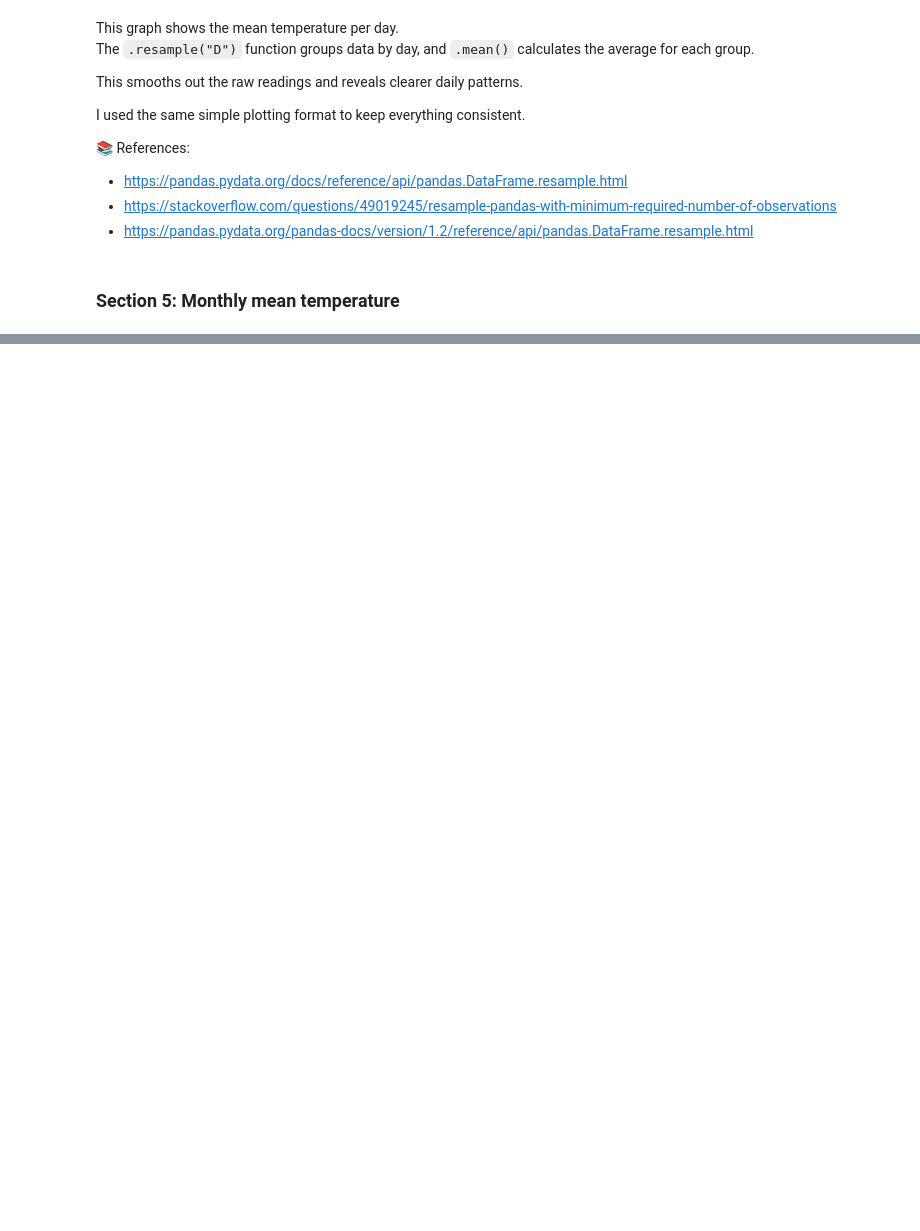
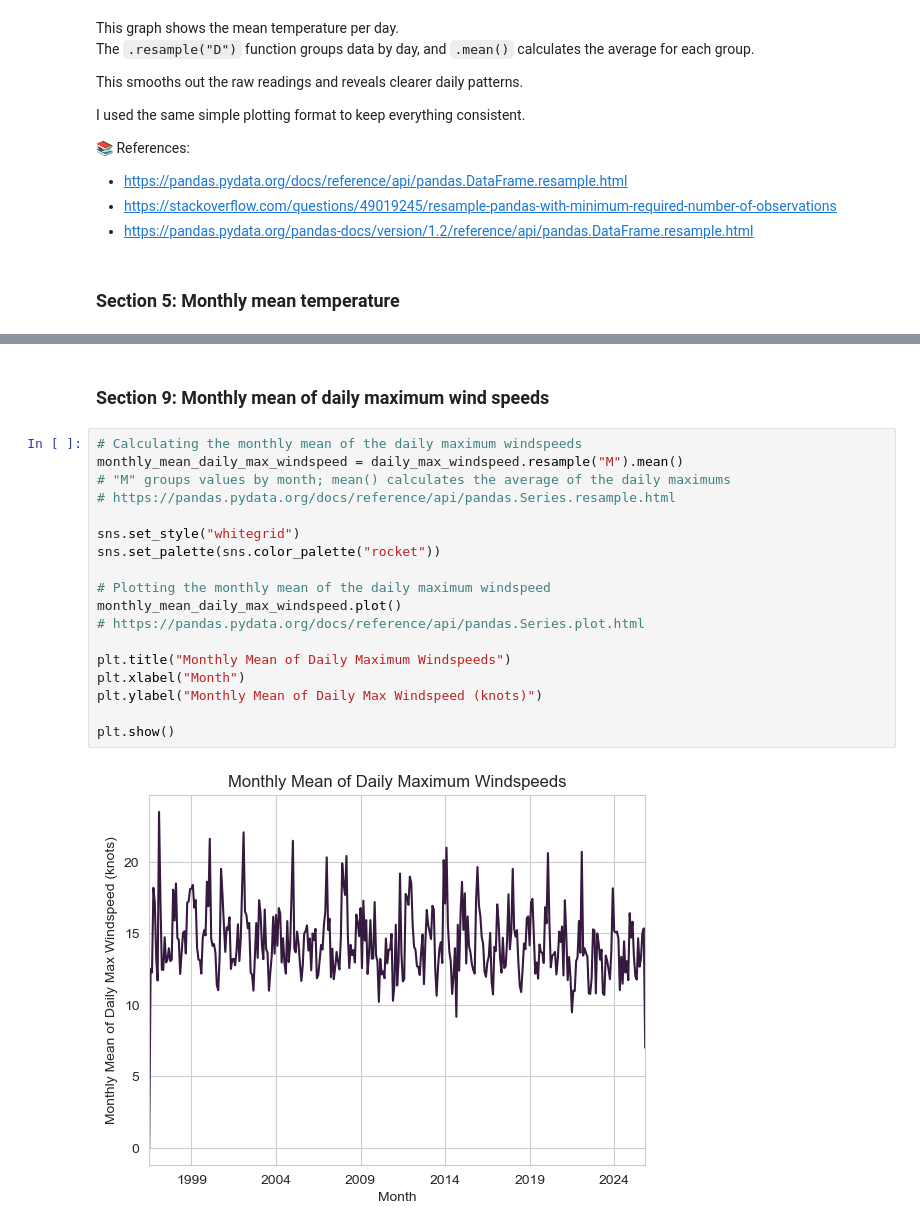
Before and after one commit to tihana-gray/programming-for-data-analytics, a Jupyter notebook: assignments/assignment06-weather.ipynb, the cells around one changed output, grey strips where cells are left out. Cells and saved outputs as stored; diff of their text form; blank space fills up the shorter version.

```diff
--- a/assignments/assignment06-weather.ipynb
+++ b/assignments/assignment06-weather.ipynb
@@ -179,0 +295,22 @@ The "M" frequency in .resample("M") groups the data by each calendar month.
+# %% [markdown]
+### Section 9: Monthly mean of daily maximum wind speeds
+# %%
+# Calculating the monthly mean of the daily maximum windspeeds
+monthly_mean_daily_max_windspeed = daily_max_windspeed.resample("M").mean()
+# "M" groups values by month; mean() calculates the average of the daily maximums
+# https://pandas.pydata.org/docs/reference/api/pandas.Series.resample.html
+
+sns.set_style("whitegrid")
+sns.set_palette(sns.color_palette("rocket"))
+
+# Plotting the monthly mean of the daily maximum windspeed
+monthly_mean_daily_max_windspeed.plot()
+# https://pandas.pydata.org/docs/reference/api/pandas.Series.plot.html
+
+plt.title("Monthly Mean of Daily Maximum Windspeeds")
+plt.xlabel("Month")
+plt.ylabel("Monthly Mean of Daily Max Windspeed (knots)")
+
+plt.show()
+# %% [output]
+[figure, added]
```
Also changed, not shown: parts of 16 cells of this notebook.
